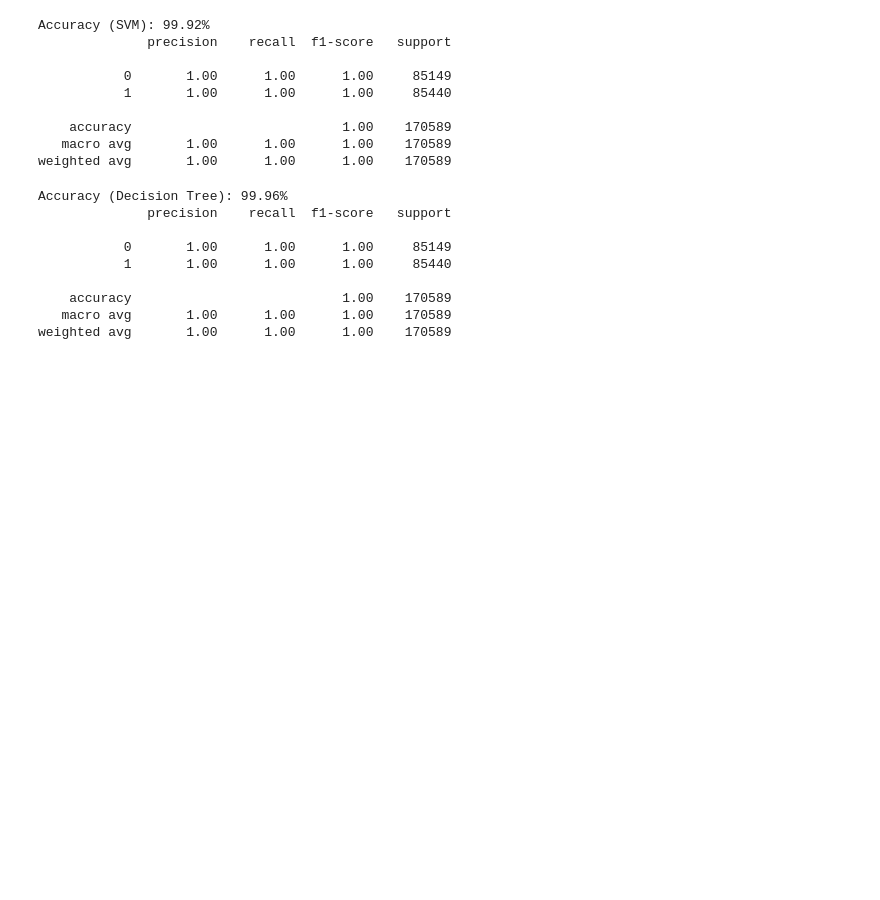
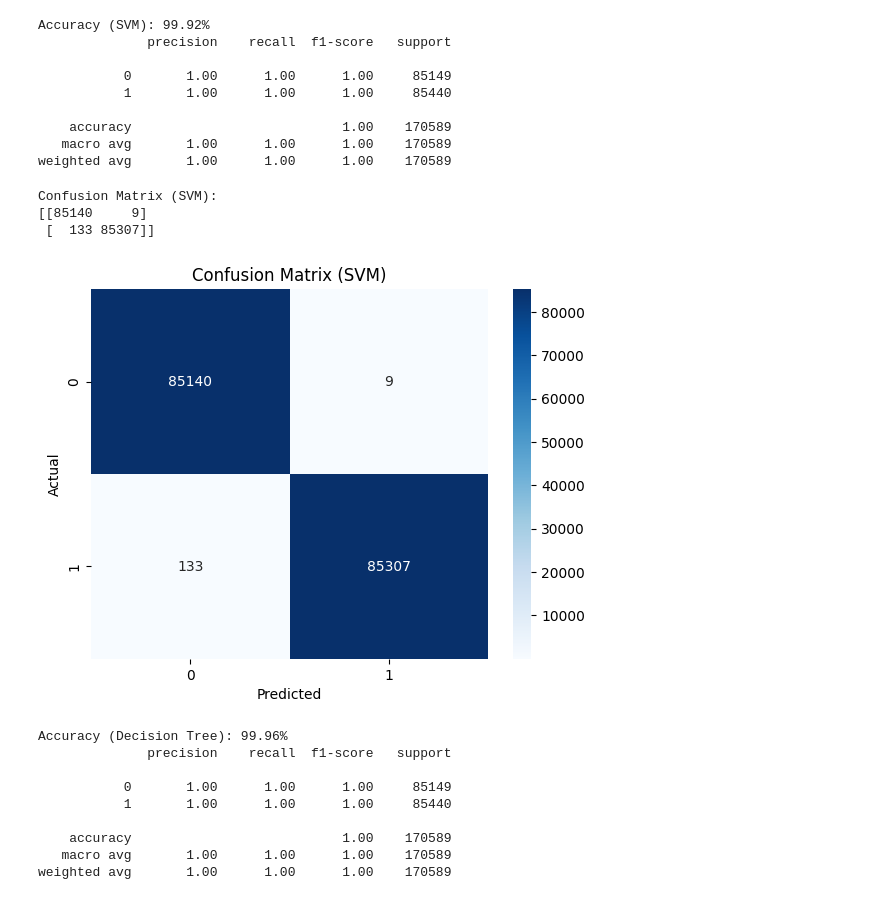
Before and after one commit to houssenedao/Credit-Card-Fraud-Detection-System, a Jupyter notebook: ml model/credit-card-fraud-detection.ipynb, the cells around one changed output. Cells and saved outputs as stored; diff of their text form; code cells hidden in the pictures; blank space fills up the shorter version.

```diff
--- a/ml model/credit-card-fraud-detection.ipynb
+++ b/ml model/credit-card-fraud-detection.ipynb
@@ -149,6 +167,22 @@ Accuracy (SVM): 99.92%
     accuracy                           1.00    170589
    macro avg       1.00      1.00      1.00    170589
 weighted avg       1.00      1.00      1.00    170589
+# %%
+cm_svm = confusion_matrix(y_test, y_pred_svm)
+print("Confusion Matrix (SVM):")
+print(cm_svm)
+
+# Visualize the confusion matrix
+sns.heatmap(cm_svm, annot=True, fmt='d', cmap='Blues')
+plt.xlabel('Predicted')
+plt.ylabel('Actual')
+plt.title('Confusion Matrix (SVM)')
+plt.show()
+# %% [output]
+Confusion Matrix (SVM):
+[[85140     9]
+ [  133 85307]]
+[figure, added]
 # %%
 # --- Decision Tree Model ---
 from sklearn.tree import DecisionTreeClassifier
```
Also changed, not shown: parts of 7 cells of this notebook.
